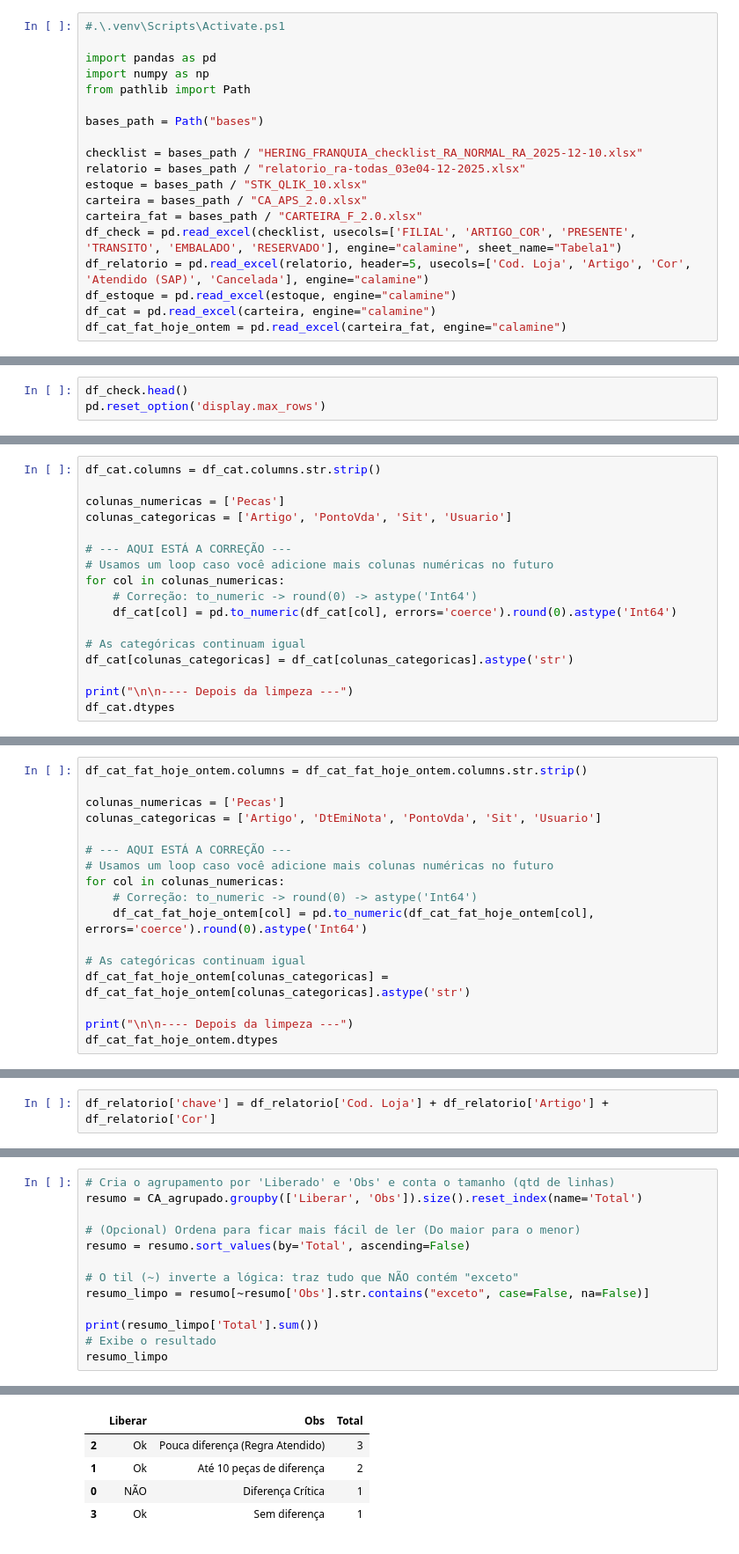
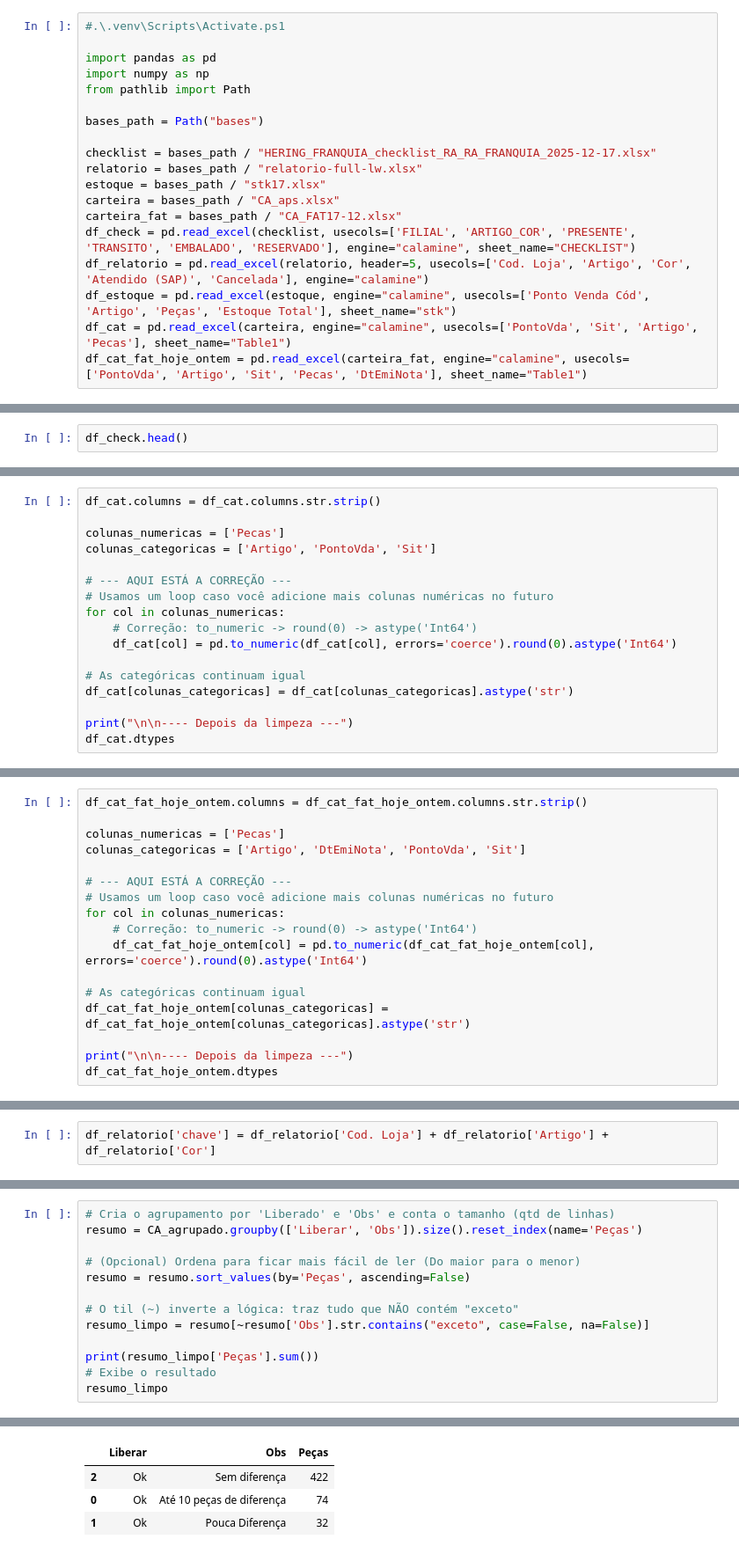
Before and after one commit to Gabrielxdev/TRABALHO, a Jupyter notebook: carteira_estoque.ipynb, the cells around one changed output, grey strips where cells are left out. Shown at 88% size. Saved outputs shown, nothing was run; the diff lists cells and outputs as text.

```diff
--- a/carteira_estoque.ipynb
+++ b/carteira_estoque.ipynb
@@ -9,16 +9,16 @@ from pathlib import Path
 
 bases_path = Path("bases")
 
-checklist = bases_path / "HERING_FRANQUIA_checklist_RA_NORMAL_RA_2025-12-10.xlsx"
-relatorio = bases_path / "relatorio_ra-todas_03e04-12-2025.xlsx"
-estoque = bases_path / "STK_QLIK_10.xlsx"
-carteira = bases_path / "CA_APS_2.0.xlsx"
-carteira_fat = bases_path / "CARTEIRA_F_2.0.xlsx"
-df_check = pd.read_excel(checklist, usecols=['FILIAL', 'ARTIGO_COR', 'PRESENTE', 'TRANSITO', 'EMBALADO', 'RESERVADO'], engine="calamine", sheet_name="Tabela1")
+checklist = bases_path / "HERING_FRANQUIA_checklist_RA_RA_FRANQUIA_2025-12-17.xlsx"
+relatorio = bases_path / "relatorio-full-lw.xlsx"
+estoque = bases_path / "stk17.xlsx"
+carteira = bases_path / "CA_aps.xlsx"
+carteira_fat = bases_path / "CA_FAT17-12.xlsx"
+df_check = pd.read_excel(checklist, usecols=['FILIAL', 'ARTIGO_COR', 'PRESENTE', 'TRANSITO', 'EMBALADO', 'RESERVADO'], engine="calamine", sheet_name="CHECKLIST")
 df_relatorio = pd.read_excel(relatorio, header=5, usecols=['Cod. Loja', 'Artigo', 'Cor', 'Atendido (SAP)', 'Cancelada'], engine="calamine")
-df_estoque = pd.read_excel(estoque, engine="calamine")
-df_cat = pd.read_excel(carteira, engine="calamine")
-df_cat_fat_hoje_ontem = pd.read_excel(carteira_fat, engine="calamine")
+df_estoque = pd.read_excel(estoque, engine="calamine", usecols=['Ponto Venda Cód', 'Artigo', 'Peças', 'Estoque Total'], sheet_name="stk")
+df_cat = pd.read_excel(carteira, engine="calamine", usecols=['PontoVda', 'Sit', 'Artigo', 'Pecas'], sheet_name="Table1")
+df_cat_fat_hoje_ontem = pd.read_excel(carteira_fat, engine="calamine", usecols=['PontoVda', 'Artigo', 'Sit', 'Pecas', 'DtEmiNota'], sheet_name="Table1")
 # %%
 df_check.columns
 # %% [output]
@@ -41,4 +41,3 @@ df_check['FILIAL'] = df_check['FILIAL'].astype(str)
 df_check['chave'] =  df_check['FILIAL'] + df_check['ARTIGO_COR']
 # %%
 df_check.head()
-pd.reset_option('display.max_rows')
@@ -433,7 +452,7 @@ Index(['PontoVda', 'Sit', 'Usuario', 'Artigo', 'Pecas'], dtype='object')
 df_cat.columns = df_cat.columns.str.strip()
 
 colunas_numericas = ['Pecas']
-colunas_categoricas = ['Artigo', 'PontoVda', 'Sit', 'Usuario']
+colunas_categoricas = ['Artigo', 'PontoVda', 'Sit']
 
 # --- AQUI ESTÁ A CORREÇÃO ---
 # Usamos um loop caso você adicione mais colunas numéricas no futuro
@@ -550,7 +554,7 @@ Index(['PontoVda', 'Sit', 'Usuario', 'Artigo', 'DtEmiNota', 'Pecas'], dtype='obj
 df_cat_fat_hoje_ontem.columns = df_cat_fat_hoje_ontem.columns.str.strip()
 
 colunas_numericas = ['Pecas']
-colunas_categoricas = ['Artigo', 'DtEmiNota', 'PontoVda', 'Sit', 'Usuario']
+colunas_categoricas = ['Artigo', 'DtEmiNota', 'PontoVda', 'Sit']
 
 # --- AQUI ESTÁ A CORREÇÃO ---
 # Usamos um loop caso você adicione mais colunas numéricas no futuro
@@ -989,14 +1013,14 @@ display(CA_agrupado_filtrado)
 # %%
 # Cria o agrupamento por 'Liberado' e 'Obs' e conta o tamanho (qtd de linhas)
-resumo = CA_agrupado.groupby(['Liberar', 'Obs']).size().reset_index(name='Total')
+resumo = CA_agrupado.groupby(['Liberar', 'Obs']).size().reset_index(name='Peças')
 
 # (Opcional) Ordena para ficar mais fácil de ler (Do maior para o menor)
-resumo = resumo.sort_values(by='Total', ascending=False)
+resumo = resumo.sort_values(by='Peças', ascending=False)
 
 # O til (~) inverte a lógica: traz tudo que NÃO contém "exceto"
 resumo_limpo = resumo[~resumo['Obs'].str.contains("exceto", case=False, na=False)]
 
-print(resumo_limpo['Total'].sum())
+print(resumo_limpo['Peças'].sum())
 # Exibe o resultado
 resumo_limpo
 # %% [output]
@@ -1004,8 +1028,7 @@ resumo_limpo
-|  | Liberar | Obs | Total |
-| 2 | Ok | Pouca diferença (Regra Atendido) | 3 |
-| 1 | Ok | Até 10 peças de diferença | 2 |
-| 0 | NÃO | Diferença Crítica | 1 |
-| 3 | Ok | Sem diferença | 1 |
+|  | Liberar | Obs | Peças |
+| 2 | Ok | Sem diferença | 422 |
+| 0 | Ok | Até 10 peças de diferença | 74 |
+| 1 | Ok | Pouca Diferença | 32 |
 # %%
 # 2. Agrupamos e SOMAMOS as colunas numéricas
 # ADICIONE O .reset_index() NO FINAL AQUI 👇
```
Also changed, not shown: parts of 54 cells of this notebook, 6 other files.
